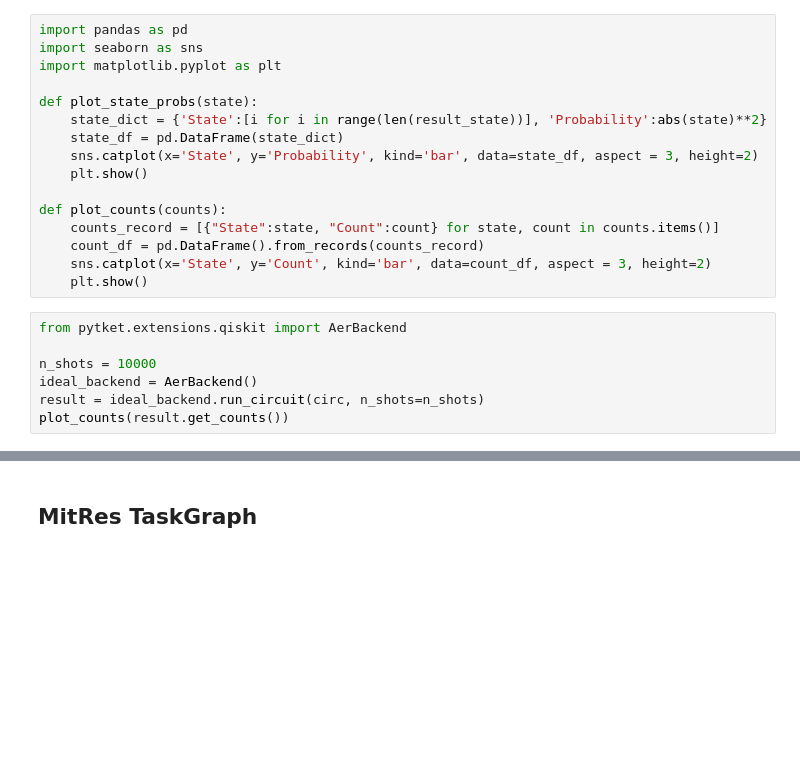
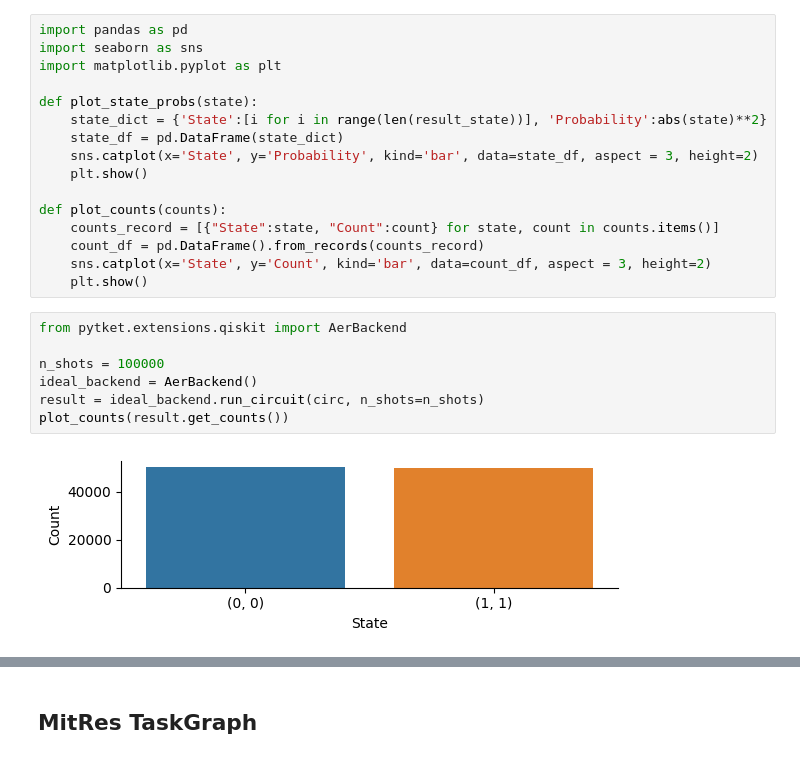
Before and after one commit to CQCL/IEEE_Quantum_Week, a Jupyter notebook: dan/Qermit.ipynb, the cells around one changed output, grey strips where cells are left out. Cells and saved outputs as stored; diff of their text form; blank space fills up the shorter version.

```diff
--- a/dan/Qermit.ipynb
+++ b/dan/Qermit.ipynb
@@ -90,10 +98,12 @@ def plot_counts(counts):
 # %%
 from pytket.extensions.qiskit import AerBackend
 
-n_shots = 10000
+n_shots = 100000
 ideal_backend = AerBackend()
 result = ideal_backend.run_circuit(circ, n_shots=n_shots)
 plot_counts(result.get_counts())
+# %% [output]
+[figure, added]
 # %%
 from qermit import MitRes, CircuitShots
 
```
Also changed, not shown: parts of 49 cells of this notebook, 4 other files.
